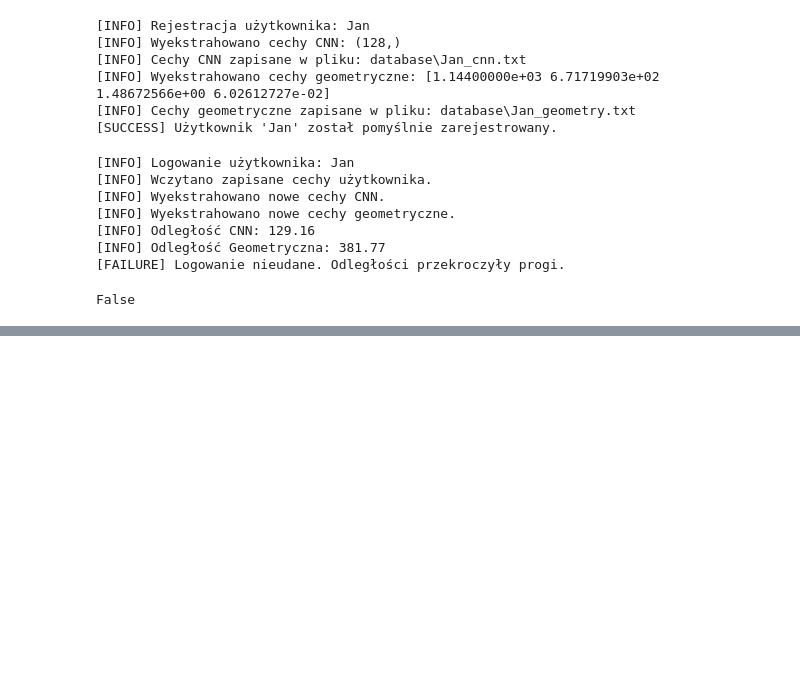
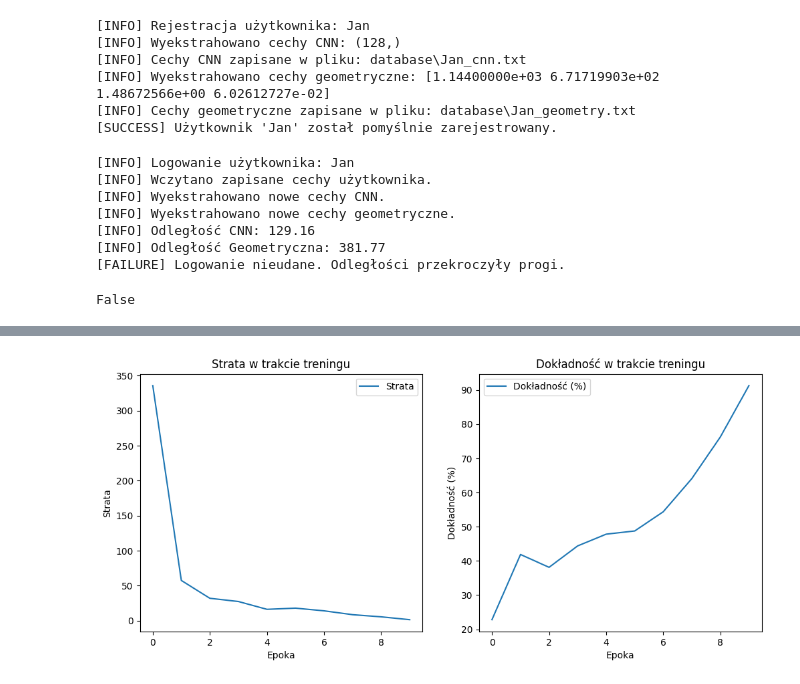
Before and after one commit to UsefulMark/Inteligentne-systemy-uwierzytelniania, a Jupyter notebook: System_palec_upgrade/plik.ipynb, the cells around one changed output, grey strips where cells are left out. Cells and saved outputs as stored; diff of their text form; code cells hidden in the pictures; blank space fills up the shorter version.

```diff
--- a/System_palec_upgrade/plik.ipynb
+++ b/System_palec_upgrade/plik.ipynb
@@ -744,0 +1908,80 @@ False
+# %%
+import time
+import matplotlib.pyplot as plt
+import torch
+import torch.nn as nn
+from torch.utils.data import DataLoader
+
+# Sprawdzenie dostępności GPU
+device = torch.device("cuda" if torch.cuda.is_available() else "cpu")
+print(f"[INFO] Używane urządzenie: {device}")
+
+# Przygotowanie danych
+dataset = CombinedFingerprintDataset("fingerprint_data")
+dataloader = DataLoader(dataset, batch_size=16, shuffle=True)
+
+# Inicjalizacja modelu
+model = CombinedFingerprintModel().to(device)  # Przenosimy model na GPU lub CPU
+optimizer = torch.optim.Adam(model.parameters(), lr=0.001)
+criterion = nn.CrossEntropyLoss()
+
+# Statystyki
+epoch_losses = []
+epoch_accuracies = []
+
+# Trenowanie modelu
+epochs = 10
+for epoch in range(epochs):
+    model.train()
+    total_loss = 0
+    correct_predictions = 0
+    total_samples = 0
+
+    for images, geometry_features, minutiae_features, labels in dataloader:
+        # Przenosimy dane na GPU lub CPU
+        images = images.to(device)
+        geometry_features = geometry_features.to(device)
+        minutiae_features = minutiae_features.to(device)
+        labels = labels.to(device)
+
+        optimizer.zero_grad()
+        outputs = model(images, geometry_features, minutiae_features)
+
+        loss = criterion(outputs, labels)
+        loss.backward()
+        optimizer.step()
+
+        total_loss += loss.item()
+        _, predicted = torch.max(outputs, dim=1)
+        correct_predictions += (predicted == labels).sum().item()
+        total_samples += labels.size(0)
+
+    epoch_loss = total_loss / len(dataloader)
+    epoch_accuracy = (correct_predictions / total_samples) * 100
+
+    epoch_losses.append(epoch_loss)
+    epoch_accuracies.append(epoch_accuracy)
+    print(f"Epoka {epoch+1}/{epochs}, Strata: {epoch_loss:.4f}, Dokładność: {epoch_accuracy:.2f}%")
+
+# Zapis modelu
+torch.save(model.state_dict(), "combined_fingerprint_model_with_minutiae.pth")
+print("[SUCCESS] Model został zapisany jako 'combined_fingerprint_model_with_minutiae.pth'")
+
+# Wizualizacja wyników
+plt.figure(figsize=(12, 5))
+plt.subplot(1, 2, 1)
+plt.plot(epoch_losses, label="Strata")
+plt.title("Strata w trakcie treningu")
+plt.xlabel("Epoka")
+plt.ylabel("Strata")
+plt.legend()
+
+plt.subplot(1, 2, 2)
+plt.plot(epoch_accuracies, label="Dokładność (%)")
+plt.title("Dokładność w trakcie treningu")
+plt.xlabel("Epoka")
+plt.ylabel("Dokładność (%)")
+plt.legend()
+
+plt.show()
+# %% [output]
@@ -744,0 +2000 @@ False
+[figure, added]
```
Also changed, not shown: parts of 21 cells of this notebook, 17 other files.
